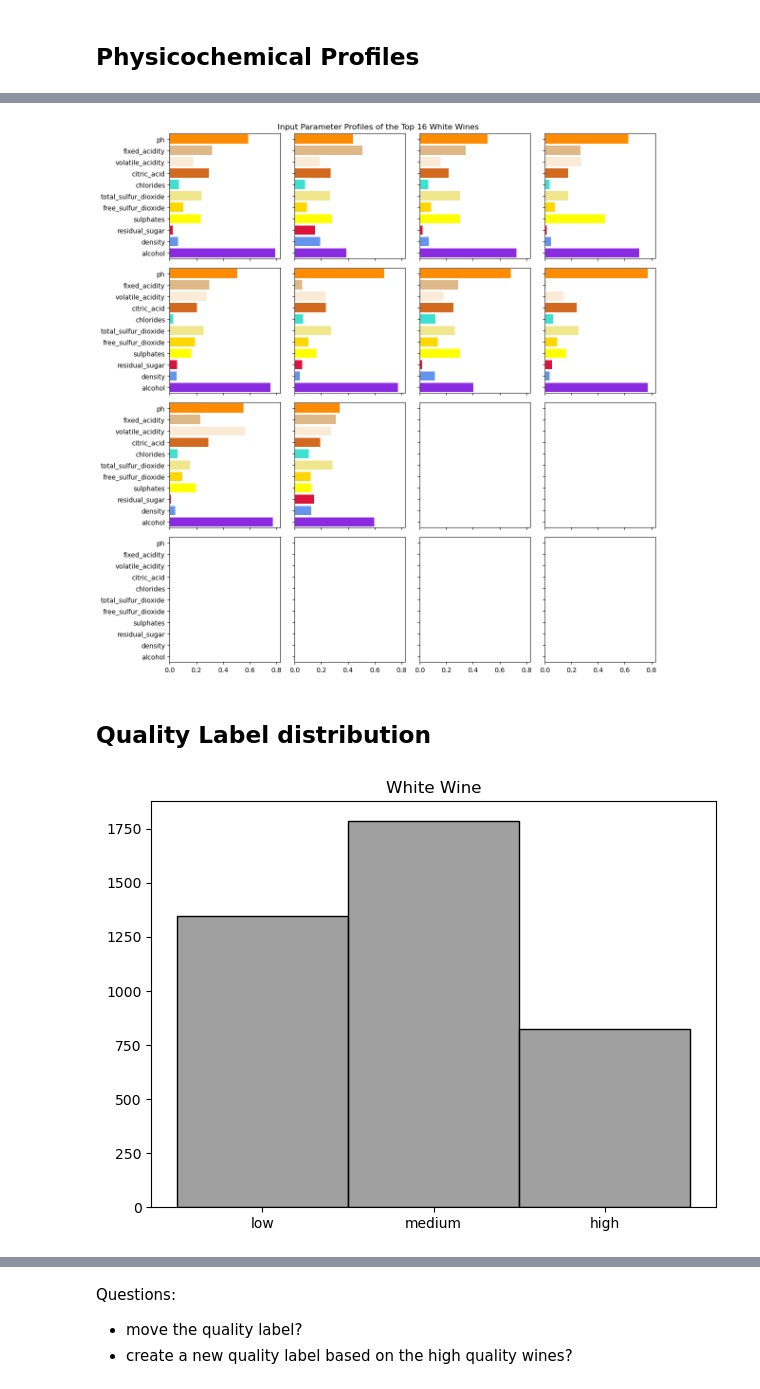
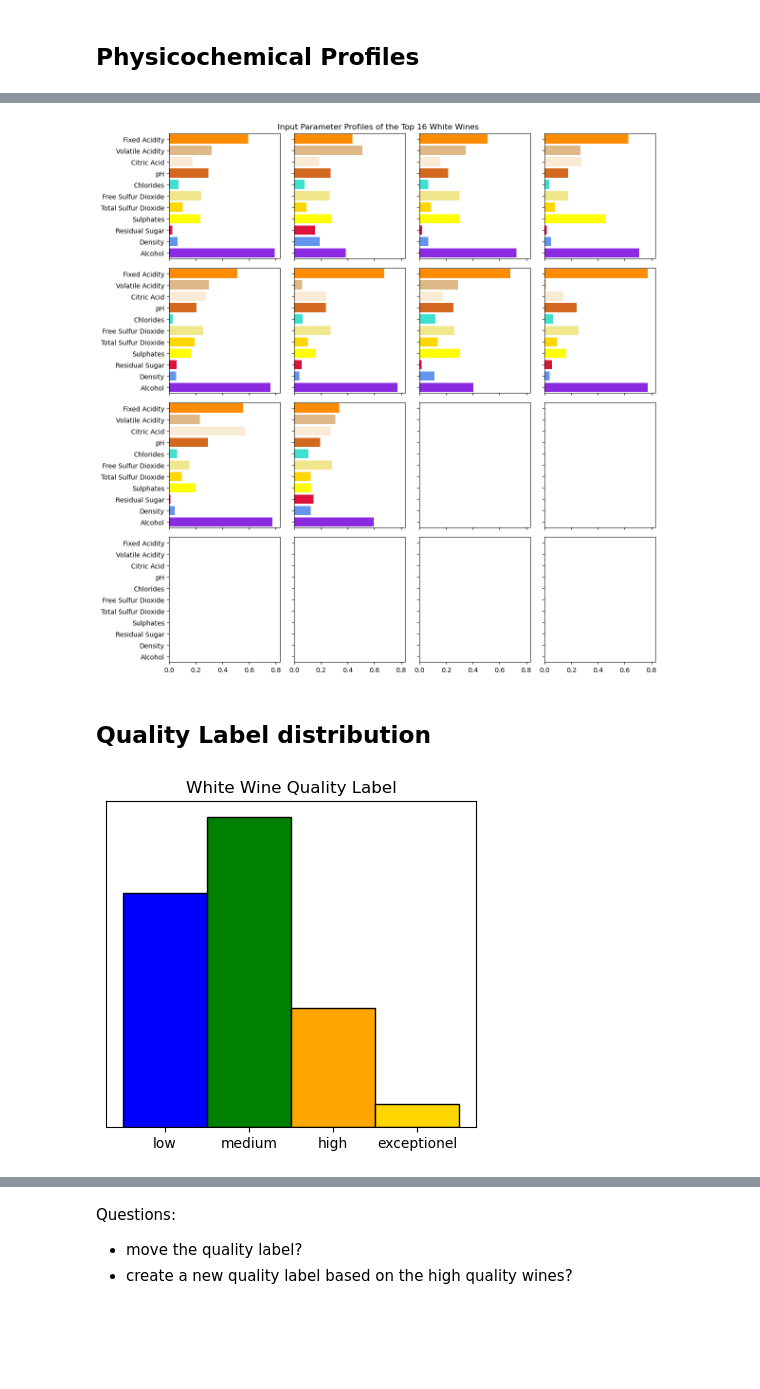
Before and after one commit to olemir/data-analysis-on-wine, a Jupyter notebook: notebooks/wine-quality_3-EDA_white-wine.ipynb, the cells around one changed output, grey strips where cells are left out. Cells and saved outputs as stored; diff of their text form; code cells hidden in the pictures; blank space fills up the shorter version.

```diff
--- a/notebooks/wine-quality_3-EDA_white-wine.ipynb
+++ b/notebooks/wine-quality_3-EDA_white-wine.ipynb
@@ -419,9 +420,10 @@ wine_type_colors = {
     }
 
 quality_label_colors = {
-    'low'   :'o',
-    'medium':'g',
-    'high'  :'b'
+    'low'          :'blue',
+    'medium'       :'green',
+    'high'         :'orange',
+    'exceptionel'  :'gold'
     }
 
 input_param_colors = {
@@ -438,6 +440,20 @@ input_param_colors = {
     'alcohol'               : 'blueviolet'
 }
 
+input_param_labels = {
+    'fixed_acidity'         : 'Fixed Acidity',
+    'volatile_acidity'      : 'Volatile Acidity',
+    'citric_acid'           : 'Citric Acid',
+    'ph'                    : 'pH',
+    'chlorides'             : 'Chlorides',
+    'free_sulfur_dioxide'   : 'Free Sulfur Dioxide',
+    'total_sulfur_dioxide'  : 'Total Sulfur Dioxide',
+    'sulphates'             : 'Sulphates',
+    'residual_sugar'        : 'Residual Sugar',
+    'density'               : 'Density',
+    'alcohol'               : 'Alcohol'
+}
+
 # TODO second, try a class! Could be easier
 
 # define variables; problem: in the end I will have many many variables in the space that I do not understand anymore
@@ -517,36 +615,34 @@ ax = ax.flatten()
 plt.suptitle('Input Parameter Profiles of the Top 16 White Wines')
 
 for w, a in zip(wine_w_norm_top10[all_inputs].values, ax):
-   #  print(w)
-   sns.barplot(y=all_inputs, x=w, ax=a, orient='h')
-   #  sns.barplot(x=all_inputs, y=w, ax=a, orient='v')
-   #  a.tick_params(axis='x', labelrotation=90)
-
-   for bars in a.containers:
-      for bar, color in zip(bars, input_param_colors.values()):
-         bar.set_facecolor(color)
+   barplot_physicochemical_properties(w, input_param_colors.values(), input_param_labels.values(), a)
 
 # take away the spines
 # sns.despine()
 
 plt.tight_layout()
 # %% [output]
-[figure, old version]
+[figure, new version]
 # %% [markdown]
 ## Quality Label distribution
 # %%
-fig, ax = plt.subplots(1, 1, sharex=True, sharey=True)
+fig, ax = plt.subplots(1, 1, figsize=(4,4), sharex=True, sharey=True)
 
 # NOTE stat = density for normalization
 sns.histplot(wine_w.quality_label, color=color_white, ax=ax)
 
-ax.set_title('White Wine')
+for bars in ax.containers:
+    for bar, color in zip(bars, quality_label_colors.values()):
+        bar.set_facecolor(color)
+
+ax.set_title('White Wine Quality Label')
 ax.set_xlabel('')
 ax.set_ylabel('')
-
+ax.get_yticklabels([])
+ax.set_yticks([])
 plt.tight_layout()
 # %% [output]
-[figure, old version]
+[figure, new version]
 # %%
 wine_w.quality_label.value_counts().sort_index()
 # %% [output]
```
Also changed, not shown: parts of 34 cells of this notebook, 7 other files.
